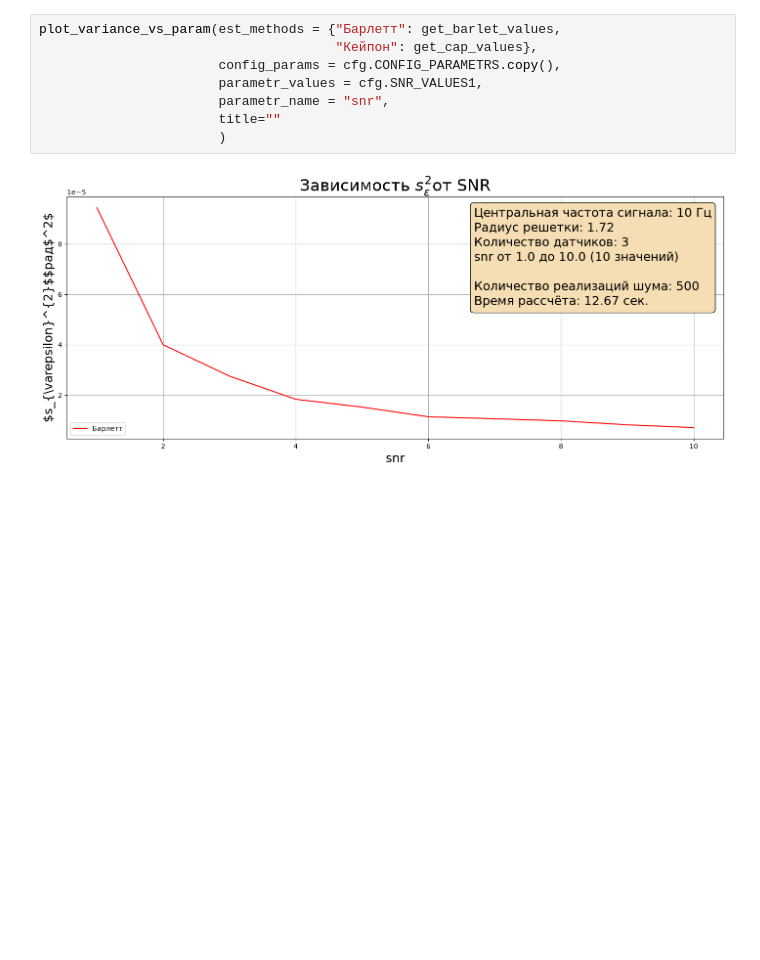
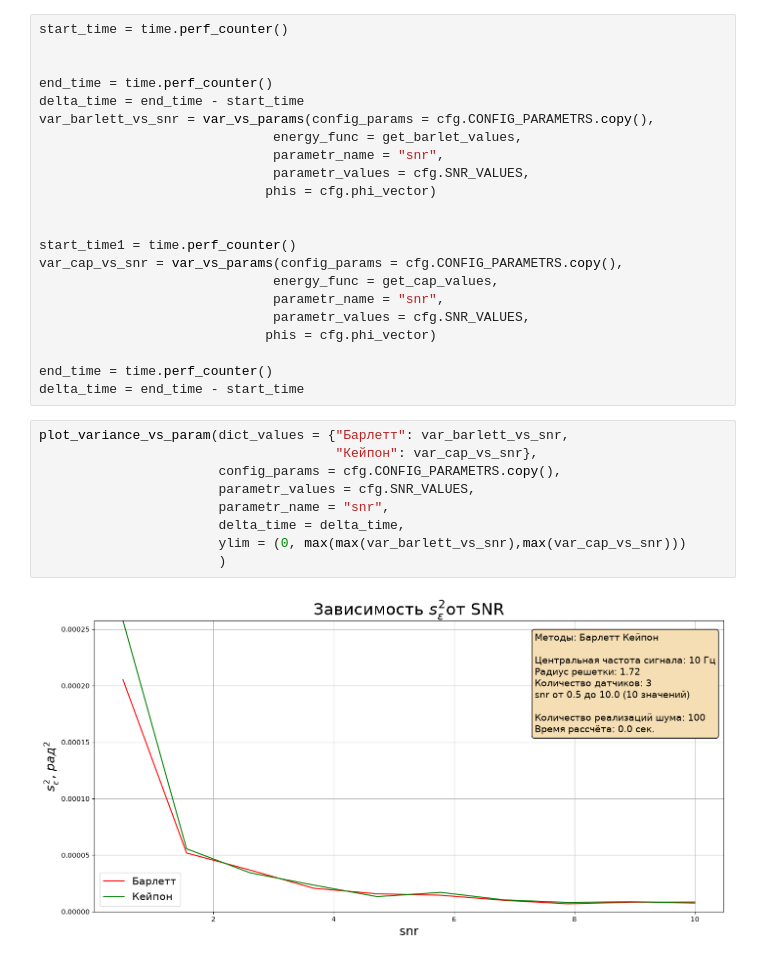
Before and after one commit to veitnemed/piling, a Jupyter notebook: report.ipynb, the cells around one changed output. Saved outputs shown, nothing was run; the diff lists cells and outputs as text; blank space fills up the shorter version.

Commit message:
Add new plots

```diff
--- a/report.ipynb
+++ b/report.ipynb
@@ -9,11 +13,34 @@ from py_files.plot_scrip import plot_variance_vs_param
+# %%
+start_time = time.perf_counter()
+
+
+end_time = time.perf_counter()
+delta_time = end_time - start_time
+var_barlett_vs_snr = var_vs_params(config_params = cfg.CONFIG_PARAMETRS.copy(),
+                              energy_func = get_barlet_values,
+                              parametr_name = "snr",
+                              parametr_values = cfg.SNR_VALUES,
+                             phis = cfg.phi_vector)
+
+
+start_time1 = time.perf_counter()
+var_cap_vs_snr = var_vs_params(config_params = cfg.CONFIG_PARAMETRS.copy(),
+                              energy_func = get_cap_values,
+                              parametr_name = "snr",
+                              parametr_values = cfg.SNR_VALUES,
+                             phis = cfg.phi_vector)
+
+end_time = time.perf_counter()
+delta_time = end_time - start_time
 # %%
-plot_variance_vs_param(est_methods = {"Барлетт": get_barlet_values,
-                                      "Кейпон": get_cap_values},
+plot_variance_vs_param(dict_values = {"Барлетт": var_barlett_vs_snr,
+                                      "Кейпон": var_cap_vs_snr},
                        config_params = cfg.CONFIG_PARAMETRS.copy(),
-                       parametr_values = cfg.SNR_VALUES1,
+                       parametr_values = cfg.SNR_VALUES,
                        parametr_name = "snr",
-                       title=""
+                       delta_time = delta_time,
+                       ylim = (0, max(max(var_barlett_vs_snr),max(var_cap_vs_snr)))
                        )
 # %% [output]
-[figure, old version]
+[figure, new version]
 # %%
```
Also changed, not shown: parts of 5 cells of this notebook, 6 other files.
